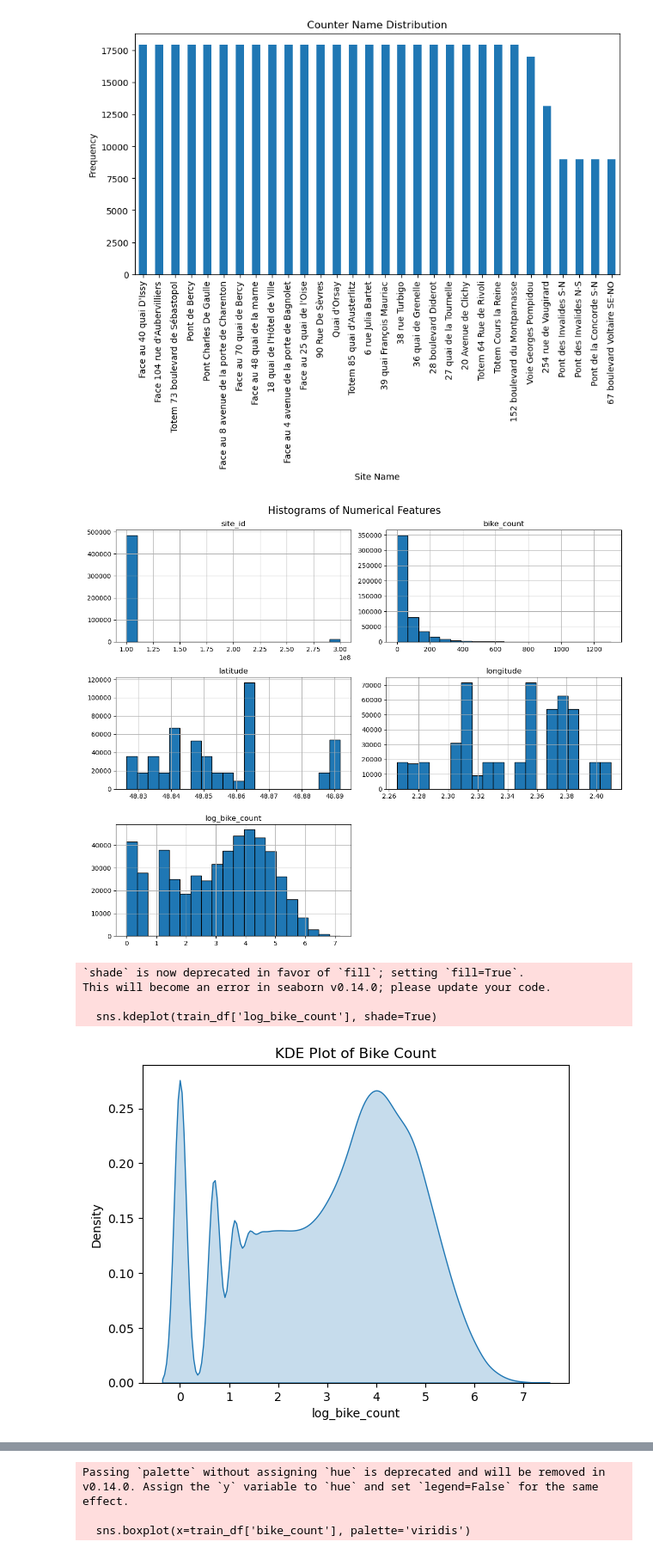
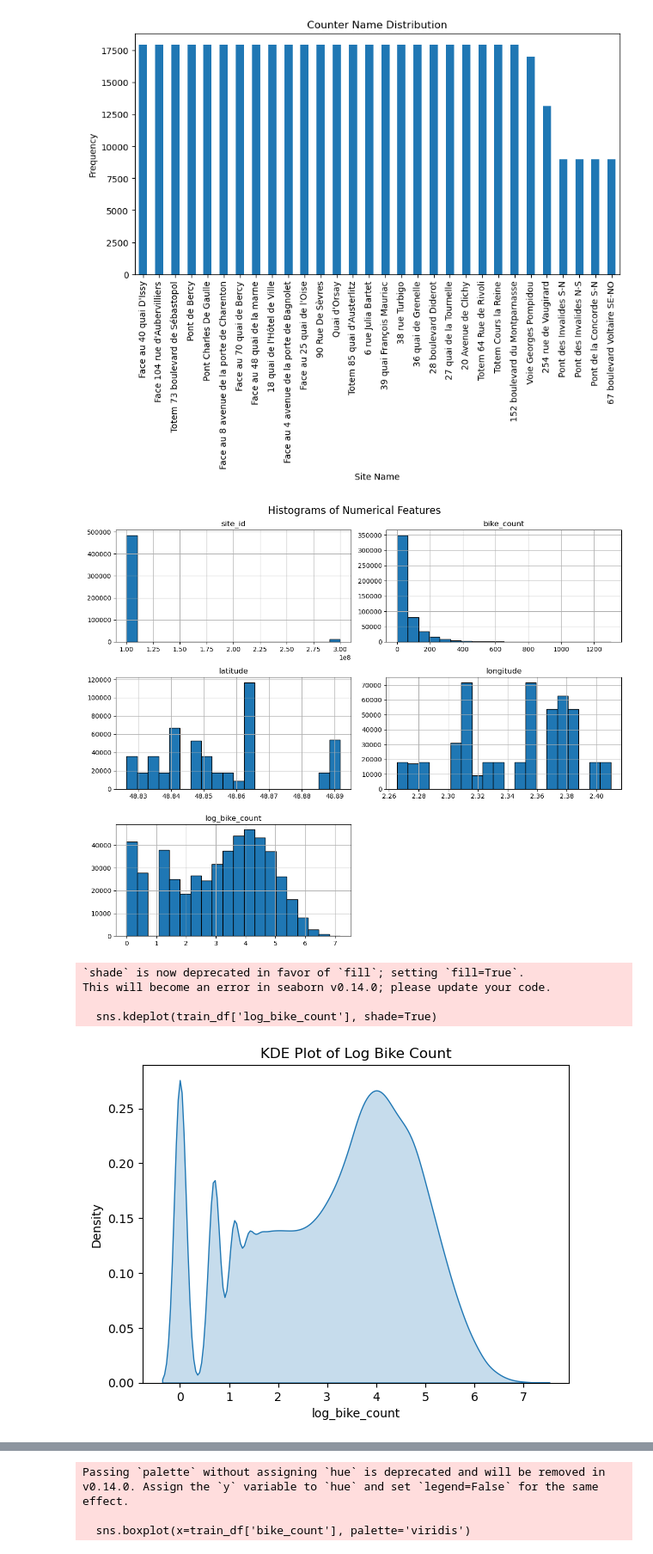
Before and after one commit to magdalenajankowska/tools_for_ds, a Jupyter notebook: EDA.ipynb, the cells around one changed output, grey strips where cells are left out. Shown at 86% size. Saved outputs shown, nothing was run; the diff lists cells and outputs as text; code cells hidden in the pictures.

```diff
--- a/EDA.ipynb
+++ b/EDA.ipynb
@@ -97,22 +97,22 @@ counter_technical_id: 30 unique values
 # %%
 
 numerical_columns = train_df.select_dtypes(include=['float64', 'int64']).columns
 train_df[numerical_columns].hist(figsize=(12, 10), bins=20, edgecolor='black')
 plt.suptitle("Histograms of Numerical Features", fontsize=16)
 plt.tight_layout()
 plt.show()
 
 
 sns.kdeplot(train_df['log_bike_count'], shade=True)
-plt.title("KDE Plot of Bike Count")
+plt.title("KDE Plot of Log Bike Count")
 plt.show()
 # %% [output]
 [figure]
 `shade` is now deprecated in favor of `fill`; setting `fill=True`.
 This will become an error in seaborn v0.14.0; please update your code.
 
   sns.kdeplot(train_df['log_bike_count'], shade=True)
-[figure, old version]
+[figure, new version]
 # %%
 # Correlation heatmap
 corr_matrix = train_df[numerical_columns].corr()
```
Also changed, not shown: parts of 4 cells of this notebook.
